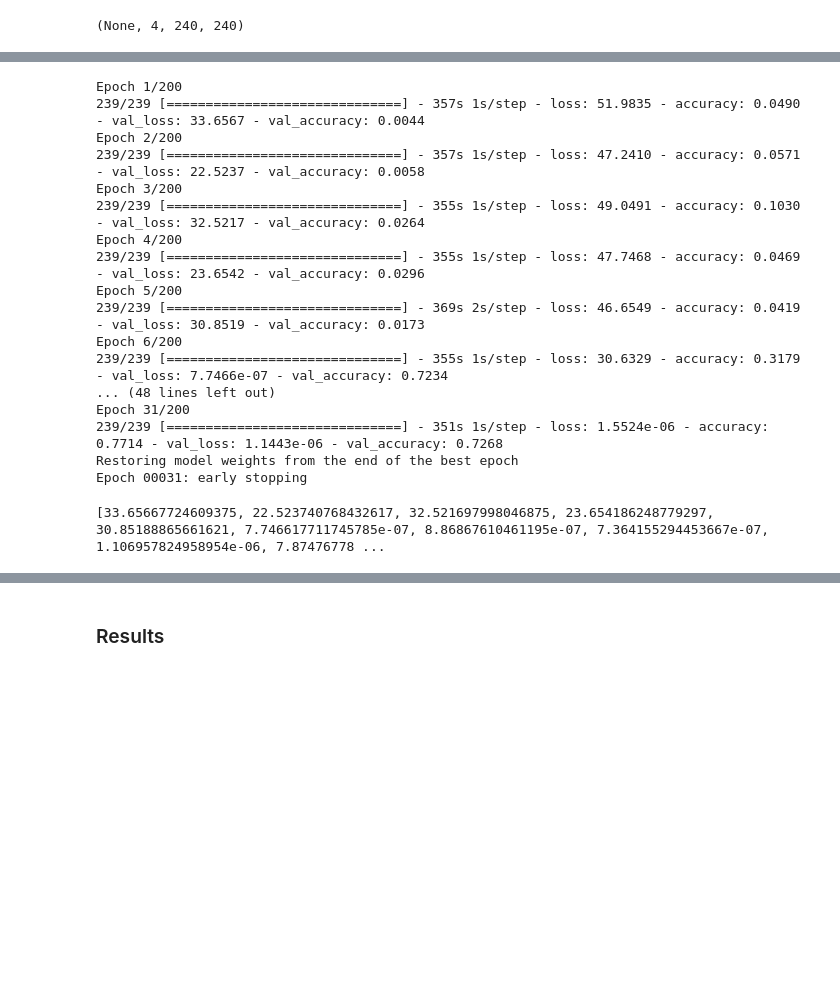
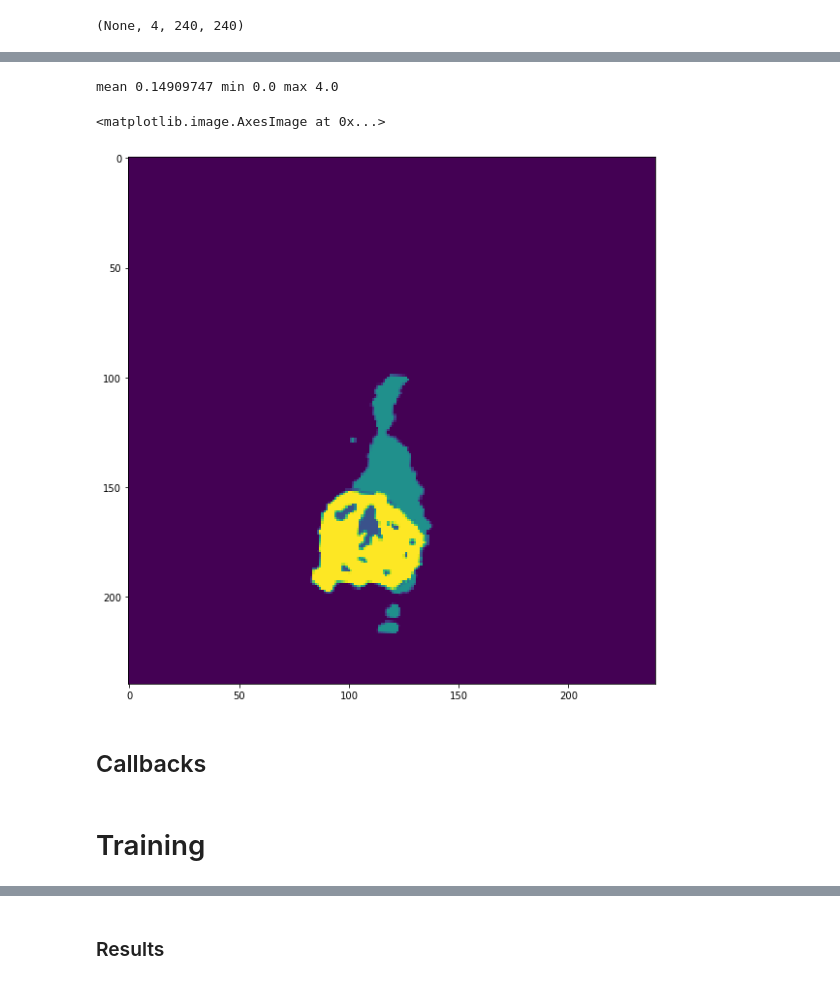
Before and after one commit to Janowie/unet_segmentation, a Jupyter notebook: new_sequence_data_gen.ipynb, the cells around one changed output, grey strips where cells are left out. Saved outputs shown, nothing was run; the diff lists cells and outputs as text; code cells hidden in the pictures; blank space fills up the shorter version.

```diff
--- a/new_sequence_data_gen.ipynb
+++ b/new_sequence_data_gen.ipynb
@@ -270,2 +386,13 @@ model.compile(optimizer=adam_optimizer,
+# %%
+print("mean", imt[0][0].mean(), "min", imt[0][0].min(), "max", imt[0][0].max() )
+
+plt.figure(figsize = (10,10))
+plt.imshow(imt[0][0]) #, cmap='gray', vmin=0
+# %% [output]
+mean 0.14909747 min 0.0 max 4.0
+<matplotlib.image.AxesImage at 0x...>
+[figure, added]
+# %% [markdown]
+## Callbacks
 # %%
 callbacks = [
@@ -273,42 +407,3 @@ callbacks = [
 ]
-# %%
-train_gen = SequenceDataGenerator(batch_size=batch_size,
-                                  mode="training",
-                                  random_slices=None,
-                                  slices_w_less_brain=None,
-                                  slices_w_tumor_only=500)
-valid_gen = SequenceDataGenerator(batch_size=batch_size,
-                                  mode="validation",
-                                  random_slices=None,
-                                  slices_w_less_brain=None,
-                                  Sslices_w_tumor_only=500)
-
-train_steps = train_HGG_patients
-valid_steps = valid_HGG_patients
-
-hist = model.fit(train_gen, validation_data=valid_gen, steps_per_epoch=train_steps, validation_steps=valid_steps,
-                    epochs=epochs, shuffle=True, callbacks=callbacks)
-
-model.save("../models/2020032600.h5")
-# %% [output]
-Epoch 1/200
-239/239 [==============================] - 357s 1s/step - loss: 51.9835 - accuracy: 0.0490 - val_loss: 33.6567 - val_accuracy: 0.0044
-Epoch 2/200
-239/239 [==============================] - 357s 1s/step - loss: 47.2410 - accuracy: 0.0571 - val_loss: 22.5237 - val_accuracy: 0.0058
-Epoch 3/200
-239/239 [==============================] - 355s 1s/step - loss: 49.0491 - accuracy: 0.1030 - val_loss: 32.5217 - val_accuracy: 0.0264
-Epoch 4/200
-239/239 [==============================] - 355s 1s/step - loss: 47.7468 - accuracy: 0.0469 - val_loss: 23.6542 - val_accuracy: 0.0296
-Epoch 5/200
-239/239 [==============================] - 369s 2s/step - loss: 46.6549 - accuracy: 0.0419 - val_loss: 30.8519 - val_accuracy: 0.0173
-Epoch 6/200
-239/239 [==============================] - 355s 1s/step - loss: 30.6329 - accuracy: 0.3179 - val_loss: 7.7466e-07 - val_accuracy: 0.7234
-... (48 lines left out)
-Epoch 31/200
-239/239 [==============================] - 351s 1s/step - loss: 1.5524e-06 - accuracy: 0.7714 - val_loss: 1.1443e-06 - val_accuracy: 0.7268
-Restoring model weights from the end of the best epoch
-Epoch 00031: early stopping
-# %%
-print(hist.history['val_loss'])
-# %% [output]
-[33.65667724609375, 22.523740768432617, 32.521697998046875, 23.654186248779297, 30.85188865661621, 7.746617711745785e-07, 8.86867610461195e-07, 7.364155294453667e-07, 1.106957824958954e-06, 7.87476778 ...
+# %% [markdown]
+# Training
```
Also changed, not shown: parts of 26 cells of this notebook.
